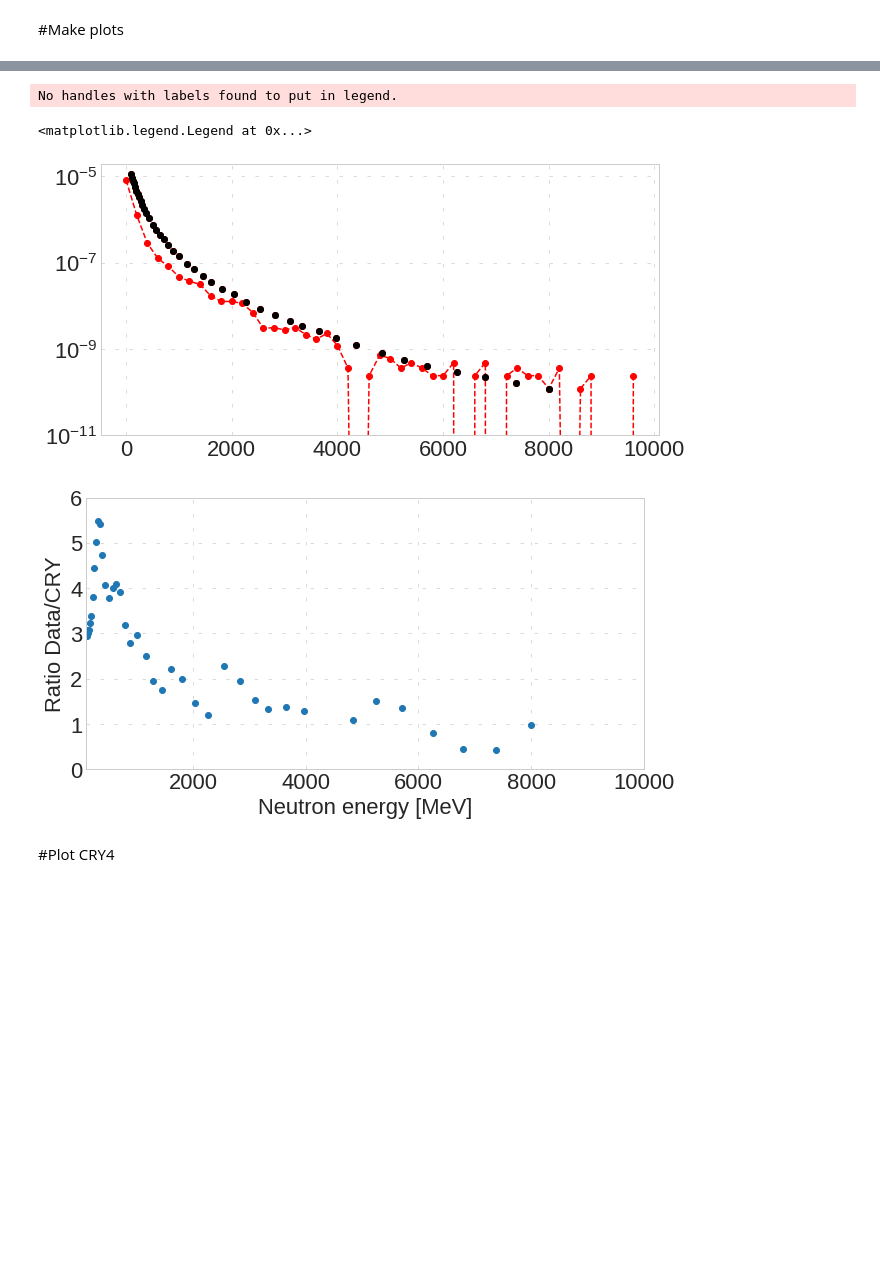
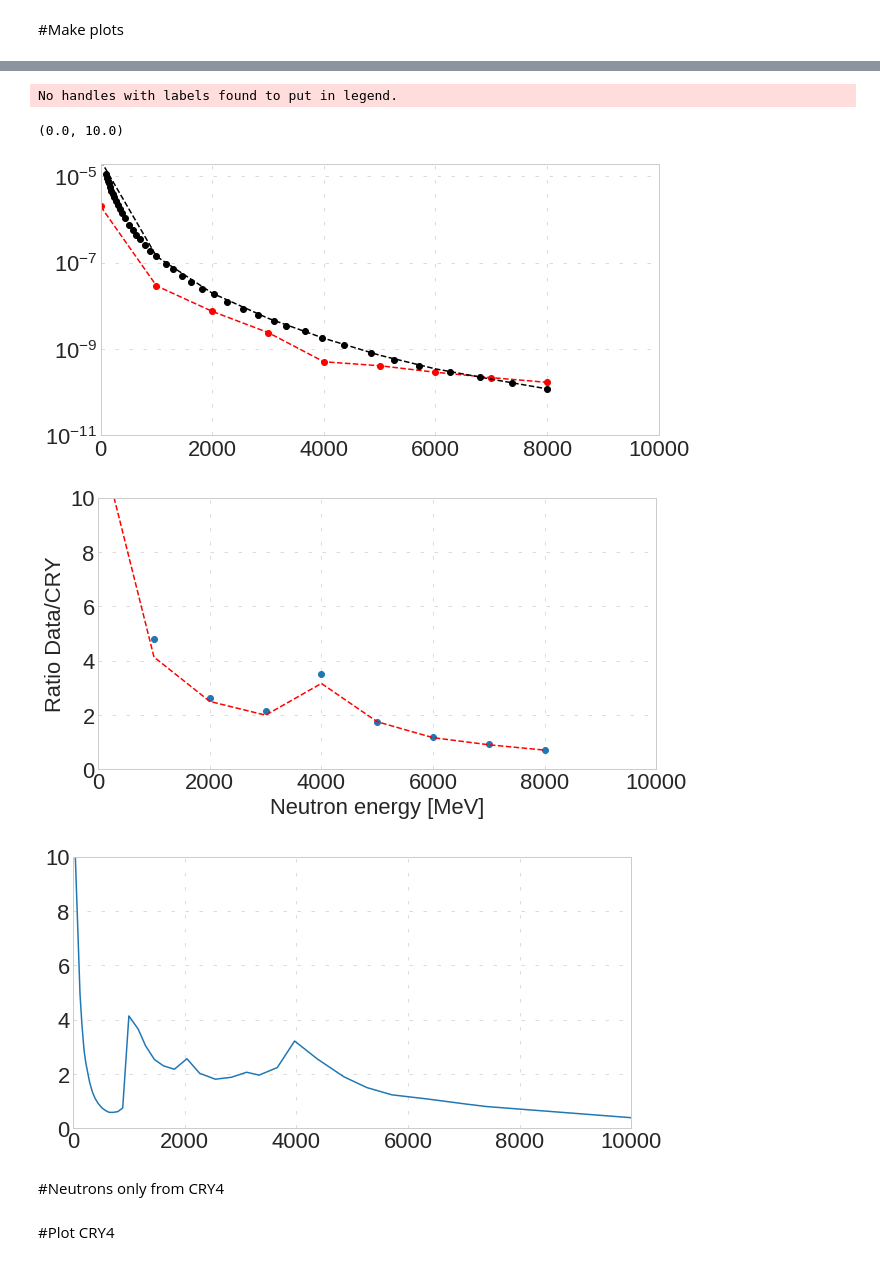
Before and after one commit to oksuzian/Mu2eANL, a Jupyter notebook: CosmicNeutrons/CosmicNeutronData.ipynb, the cells around one changed output, grey strips where cells are left out. Saved outputs shown, nothing was run; the diff lists cells and outputs as text; code cells hidden in the pictures; blank space fills up the shorter version.

```diff
--- a/CosmicNeutrons/CosmicNeutronData.ipynb
+++ b/CosmicNeutrons/CosmicNeutronData.ipynb
@@ -45,7 +86,7 @@ CRYinput = {'Houston': 0.438068,
             '11300_Fremont': 0.00381956,
             'NYC': 0.414551,
             '2100M_g': 0.126252}
-def makeCRYpandas():
+def makeCRYdf():
   df = pd.DataFrame()
   for _CRYinput in CRYinput:
     print(_CRYinput, CRYinput[_CRYinput])
@@ -56,7 +97,7 @@ def makeCRYpandas():
     df = df.append(df_.query('pdgId==2112'))
   return df
 
-dfCRY = makeCRYpandas()
+dfCRY = makeCRYdf()
 # %% [output]
 Houston 0.438068
 Washington 0.398198
@@ -72,7 +113,7 @@ Papers = {'TinoHeijmen': 'Radiation-induced soft errors in digital circuits',
           'DarioBisello': 'Neutron production targets for a new Single Event Effects facility at the 70 MeV Cyclotron of LNL-INFN ',
           'DarioBiselloV2': 'Neutron production targets for a new Single Event Effects facility at the 70 MeV Cyclotron of LNL-INFN '}
 
-def makeDataPandas():
+def makeDataDf():
   df = pd.DataFrame()
   for paper in Papers:
     df_ = pd.read_csv('drive/MyDrive/root_files_dzhadan/CRY/NeutronFluxData_%s.csv'%paper, sep="[;,]", header=None)
@@ -81,6 +122,6 @@ def makeDataPandas():
     df = df.append(df_)
   return df
 
-dfData = makeDataPandas()
+dfData = makeDataDf()
 # %% [markdown]
 #Make plots
@@ -89,7 +128,9 @@ dfData_ = dfData.query('name == "DarioBisello" & energy>100')
 # %%
+dfData_ = dfData.query('name == "DarioBisello" & energy>100')
+
 plt.figure(figsize=(10,10))
 plt.plot(dfData_.energy, dfData_.flux, '.-', label='Data: Dario Bisello at al.')
-(counts, bins) = np.histogram(dfCRY.query('name=="NYC"')['energy'], bins=np.arange(0, 10000, 200))
+(counts, bins) = np.histogram(dfCRY.query('name=="NYC"')['energy'], bins=np.arange(0, 10000, 1000))
 binSize = bins[1]-bins[0]
 timeArea = (CRYinput["NYC"]*S*binSize)
 counts = counts/timeArea
@@ -106,24 +147,57 @@ plt.ylabel('Flux [n/cm-2 sec-1 MeV-1]');
 # %%
-x = bins[:-1]
-y = counts
-fCRY = interp1d(x, y, kind='cubic')
-fData = interp1d(dfData_.energy, dfData_.flux, kind='cubic')
-plt.plot(x, y, 'ro')
-plt.plot(x, fCRY(x), 'r--')
-plt.plot(dfData_.energy, fData(dfData_.energy), 'ro')
+xCRY = bins[:-1]
+yCRY = counts
+fCRY = interp1d(xCRY, yCRY, kind='linear', fill_value="extrapolate")
+fData = interp1d(dfData_.energy, dfData_.flux, kind='linear', fill_value="extrapolate")
+
+plt.plot(xCRY, yCRY, 'ro')
+plt.plot(xCRY, fCRY(xCRY), 'r--')
+plt.plot(xCRY, fData(xCRY), 'k--')
+
+#plt.plot(dfData_.energy, fData(dfData_.energy), 'ro')
 plt.plot(dfData_.energy, dfData_.flux, 'ko')
+
 plt.yscale('log')
 plt.ylim(1e-11, 2e-5)
+plt.xlim(0, 10000)
+
+
 
 plt.figure()
-plt.plot(dfData_.energy, dfData_.flux/fCRY(dfData_.energy), 'o')
-plt.ylim(0, 6)
-plt.xlim(100, 10000)
+#plt.plot(dfData_.energy, dfData_.flux/fCRY(dfData_.energy), 'o')
+plt.plot(xCRY, fData(xCRY)/fCRY(xCRY), 'o')
+
+plt.ylim(0, 10)
+plt.xlim(0, 10000)
 plt.xlabel('Neutron energy [MeV]')
 plt.ylabel('Ratio Data/CRY');
 plt.legend()
+
+
+from scipy.interpolate import InterpolatedUnivariateSpline
+s = InterpolatedUnivariateSpline(dfData_.energy, dfData_.flux/fCRY(dfData_.energy), k=1)
+y = s(dfData_.energy)
+
+#fRatio = interp1d(dfData_.energy, dfData_.flux/fCRY(dfData_.energy), kind='cubic')
+#plt.plot(dfData_.energy, y, 'r--')
+
+xi=dfData_.energy.to_numpy()
+yi=fData(dfData_.energy)/fCRY(dfData_.energy)
+s = InterpolatedUnivariateSpline(xi, yi,k=1)
+y_ = s(xCRY)
+plt.plot(xCRY, y_, 'r--')
+
+
+plt.figure()
+xEn = np.arange(0, 10000, 1)
+plt.plot(xEn, s(xEn), '-')
+plt.xlim(0, 10000)
+plt.ylim(0, 10)
 # %% [output]
 No handles with labels found to put in legend.
-<matplotlib.legend.Legend at 0x...>
+(0.0, 10.0)
-[figure, old version]
+[figure, new version]
-[figure, old version]
+[figure, new version]
+[figure, added]
+# %% [markdown]
+#Neutrons only from CRY4
```
Also changed, not shown: parts of 16 cells of this notebook.
